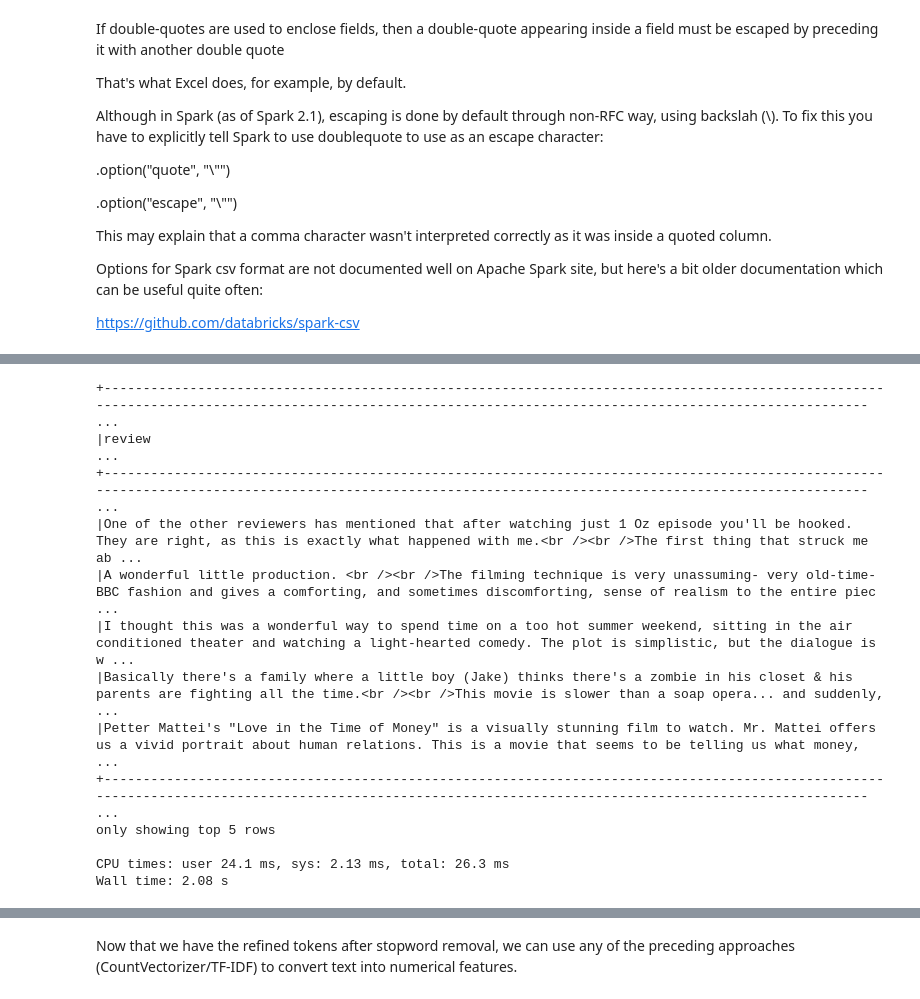
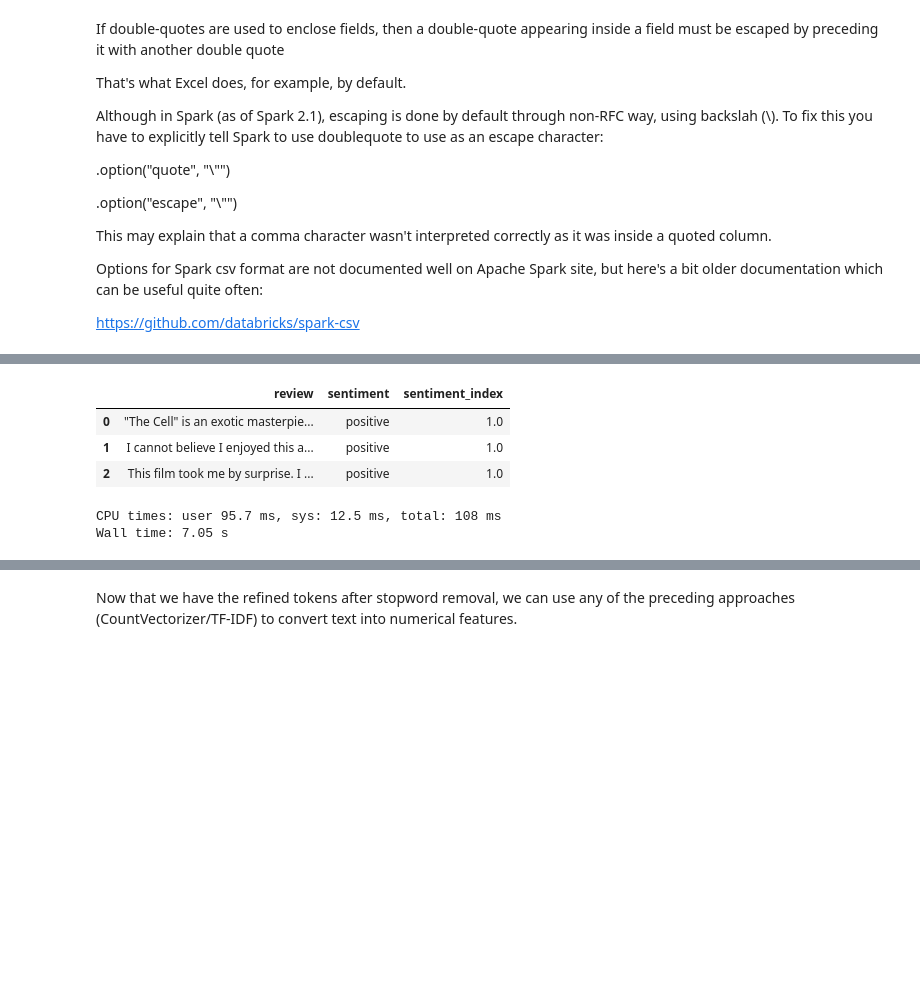
Before and after one commit to tumbarell/NLP, a Jupyter notebook: NLP_pyspark.ipynb, the cells around one changed output, grey strips where cells are left out. Saved outputs shown, nothing was run; the diff lists cells and outputs as text; code cells hidden in the pictures; blank space fills up the shorter version.

```diff
--- a/NLP_pyspark.ipynb
+++ b/NLP_pyspark.ipynb
@@ -317,27 +316,20 @@ Wall time: 2.89 s
 # %%
 %%time
 
 from pyspark.ml.feature import StringIndexer
 
 indexer = StringIndexer(inputCol="sentiment", outputCol="sentiment_index",
                         stringOrderType="frequencyDesc").fit(text_df)
 
 text_df = indexer.transform(text_df)
-text_df.show(5, False)
+display(text_df.sample(withReplacement=False, fraction=0.05, seed=None).toPandas().head(3))
 # %% [output]
+|  | review | sentiment | sentiment_index |
+| 0 | "The Cell" is an exotic masterpie... | positive | 1.0 |
+| 1 | I cannot believe I enjoyed this a... | positive | 1.0 |
+| 2 | This film took me by surprise. I ... | positive | 1.0 |
-+------------------------------------------------------------------------------------------------------------------------------------------------------------------------------------------------------- ...
-|review                                                                                                                                                                                                  ...
-+------------------------------------------------------------------------------------------------------------------------------------------------------------------------------------------------------- ...
-|One of the other reviewers has mentioned that after watching just 1 Oz episode you'll be hooked. They are right, as this is exactly what happened with me.<br /><br />The first thing that struck me ab ...
-|A wonderful little production. <br /><br />The filming technique is very unassuming- very old-time-BBC fashion and gives a comforting, and sometimes discomforting, sense of realism to the entire piec ...
-|I thought this was a wonderful way to spend time on a too hot summer weekend, sitting in the air conditioned theater and watching a light-hearted comedy. The plot is simplistic, but the dialogue is w ...
-|Basically there's a family where a little boy (Jake) thinks there's a zombie in his closet & his parents are fighting all the time.<br /><br />This movie is slower than a soap opera... and suddenly,  ...
-|Petter Mattei's "Love in the Time of Money" is a visually stunning film to watch. Mr. Mattei offers us a vivid portrait about human relations. This is a movie that seems to be telling us what money,  ...
-+------------------------------------------------------------------------------------------------------------------------------------------------------------------------------------------------------- ...
-only showing top 5 rows
-
-CPU times: user 24.1 ms, sys: 2.13 ms, total: 26.3 ms
-Wall time: 2.08 s
+CPU times: user 95.7 ms, sys: 12.5 ms, total: 108 ms
+Wall time: 7.05 s
 # %%
 %%time
 
```
Also changed, not shown: parts of 18 cells of this notebook.
